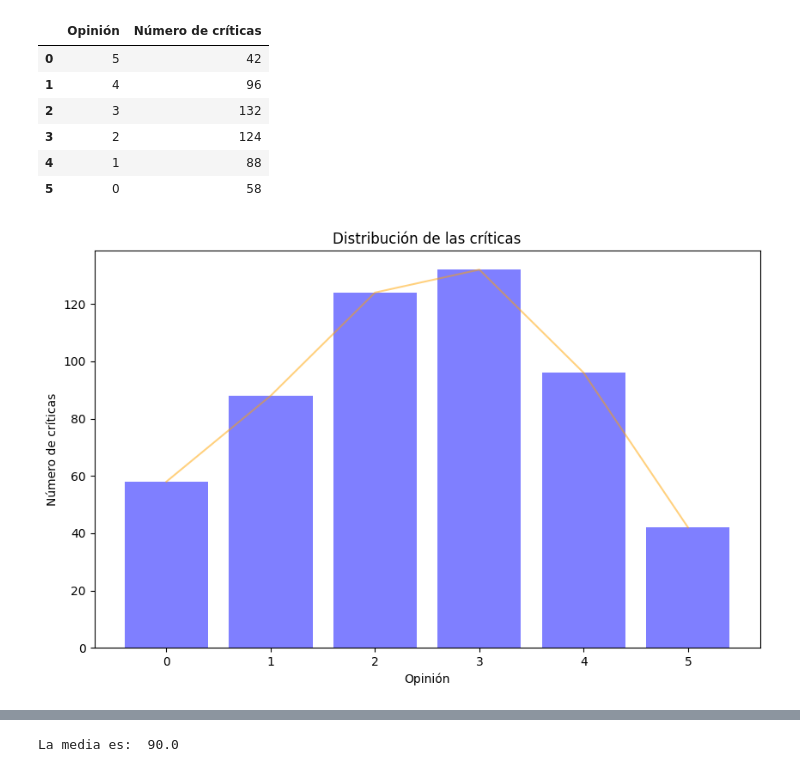
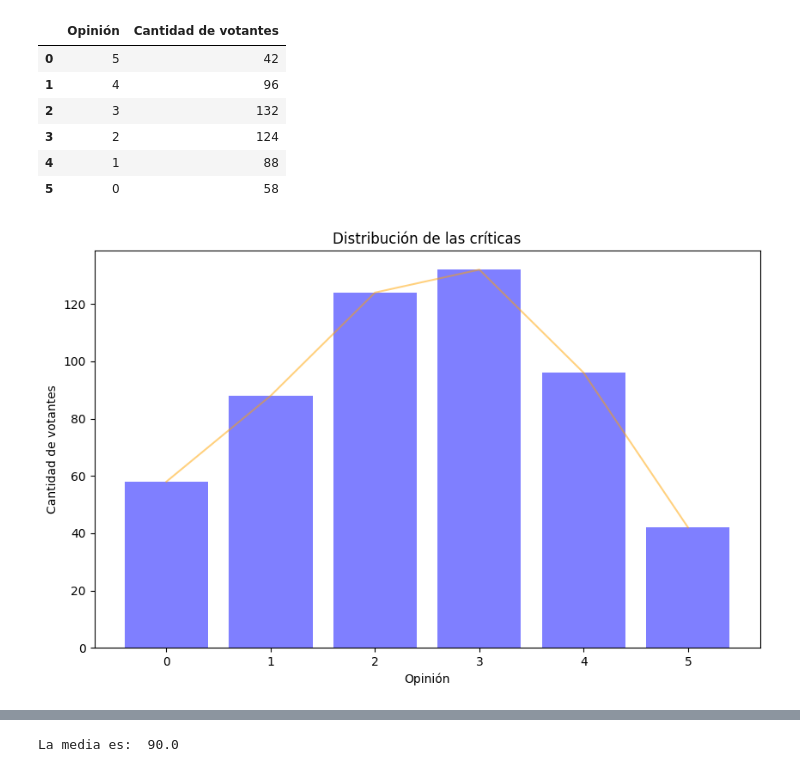
Before and after one commit to Enriquepardo/Criticas-de-peliculas, a Jupyter notebook: criticas.ipynb, the cells around one changed output, grey strips where cells are left out. Drawn from its saved outputs; the diff is of its cells as text; code cells hidden in the pictures.

```diff
--- a/criticas.ipynb
+++ b/criticas.ipynb
@@ -7,12 +7,12 @@ import seaborn as sns
 # %%
 #  Creamos un dataframe con los datos de las críticas
 criticas = {'Opinión': [5,4,3,2,1,0],
-            'Número de críticas': [42,96,132,124,88,58]}
+            'Cantidad de votantes': [42,96,132,124,88,58]}
 
-df = pd.DataFrame(criticas, columns = ['Opinión', 'Número de críticas'])
+df = pd.DataFrame(criticas, columns = ['Opinión', 'Cantidad de votantes'])
 df
 # %% [output]
-|  | Opinión | Número de críticas |
+|  | Opinión | Cantidad de votantes |
 | 0 | 5 | 42 |
 | 1 | 4 | 96 |
 | 2 | 3 | 132 |
@@ -22,12 +22,12 @@ df
 # %%
 #  Hacemos el grafico de barras y la curva de Gauss
 
 plt.figure(figsize=(10,6))
-plt.bar(df['Opinión'], df['Número de críticas'], color='blue', alpha=0.5)
-plt.plot(df['Opinión'], df['Número de críticas'], color='orange', alpha=0.5)
+plt.bar(df['Opinión'], df['Cantidad de votantes'], color='blue', alpha=0.5)
+plt.plot(df['Opinión'], df['Cantidad de votantes'], color='orange', alpha=0.5)
 plt.title('Distribución de las críticas')
 plt.xlabel('Opinión')
-plt.ylabel('Número de críticas')
+plt.ylabel('Cantidad de votantes')
 plt.show()
 # %% [output]
-[figure, old version]
+[figure, new version]
```
Also changed, not shown: parts of 8 cells of this notebook.
